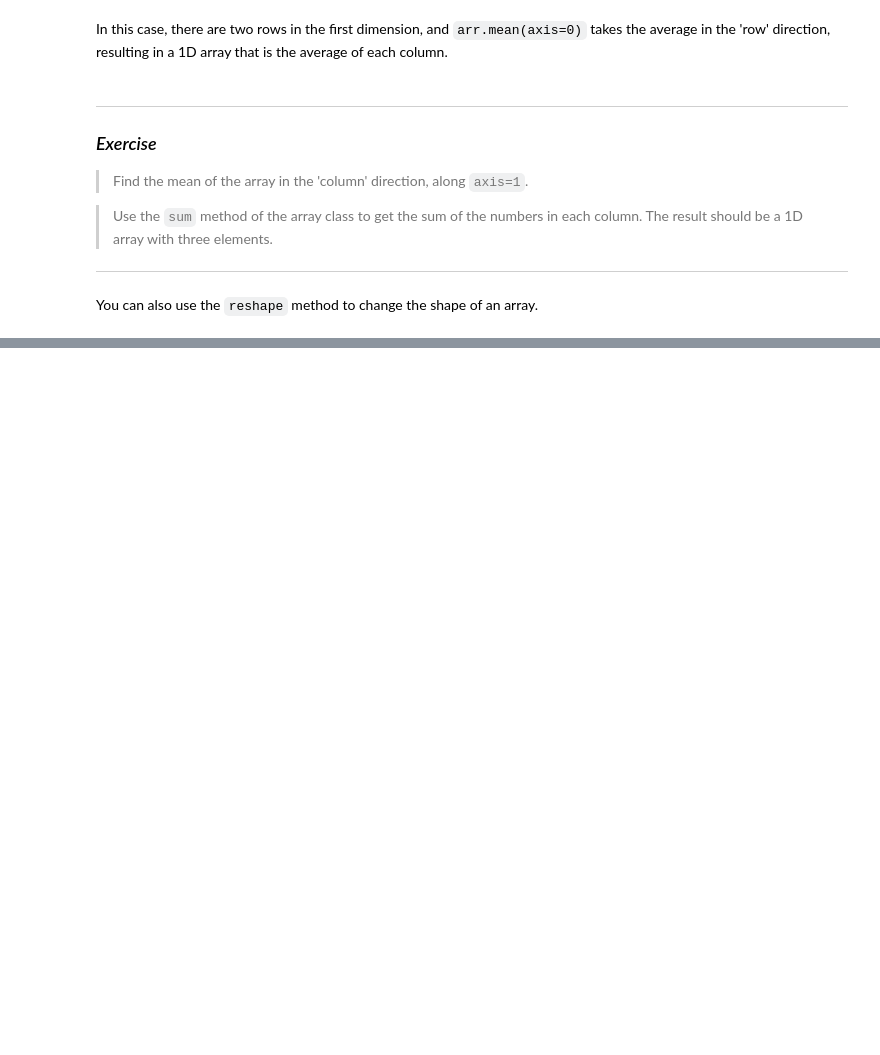
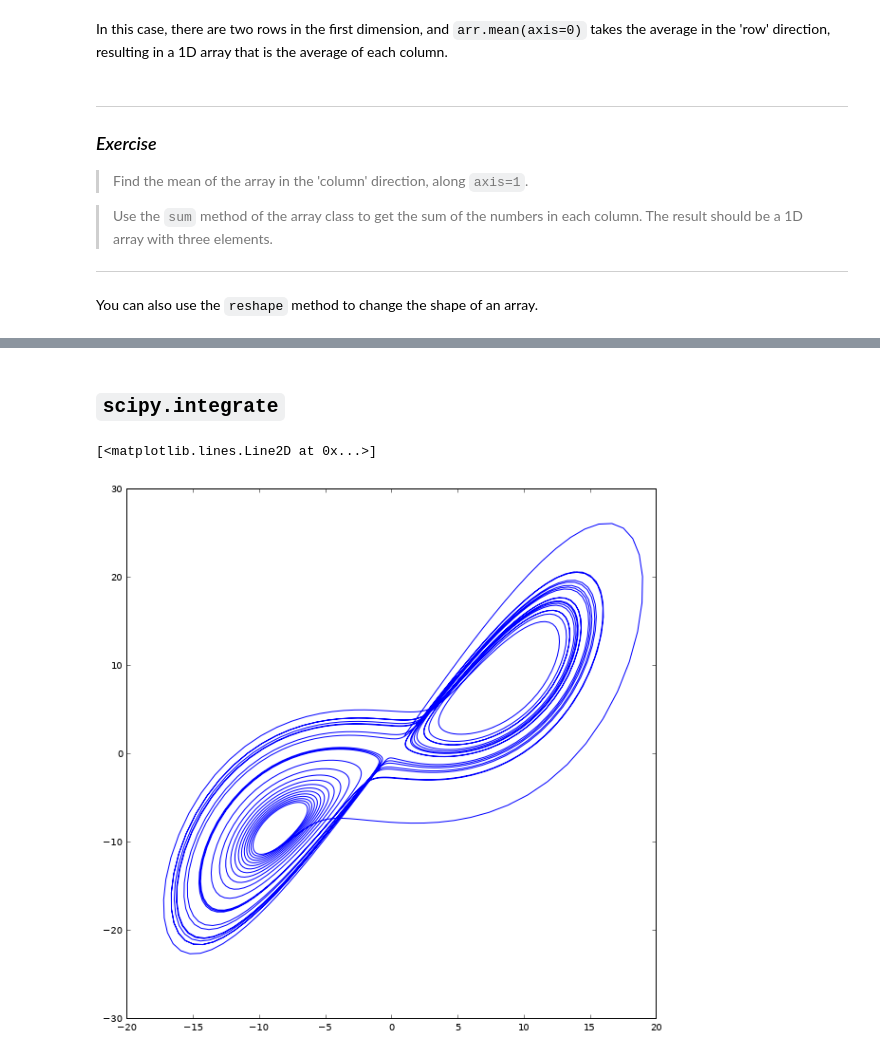
Before and after one commit to hetland/python4geosciences_OLD, a Jupyter notebook: materials/03 Numpy.ipynb, the cells around one changed output, grey strips where cells are left out. Saved outputs shown, nothing was run; the diff lists cells and outputs as text; code cells hidden in the pictures; blank space fills up the shorter version.

```diff
--- a/materials/03 Numpy.ipynb
+++ b/materials/03 Numpy.ipynb
@@ -115,0 +300,29 @@ overview of scipy packages
+# %% [markdown]
+## `scipy.integrate`
+# %%
+import scipy.integrate
+
+sigma=10.0
+beta=8.0/3.0
+rho=28.0
+
+def lorenz(state, to):
+    x, y, z = state
+    xdot = sigma*(y-x)
+    ydot = x*(rho-z)-y
+    zdot = x*y - beta*z
+    return (xdot, ydot, zdot)
+
+t = np.linspace(0, 30, 3000)
+sol = scipy.integrate.odeint(lorenz, (1., 2., 3.), t)
+x, y, z = sol.T
+# %%
+import matplotlib.pyplot as plt
+% matplotlib inline
+
+fig = plt.figure(figsize=(10, 10))
+ax = fig.add_subplot(111)
+ax.plot(x, y)
+# %% [output]
+[<matplotlib.lines.Line2D at 0x...>]
+[figure, added]
```
Also changed, not shown: parts of 26 cells of this notebook.
